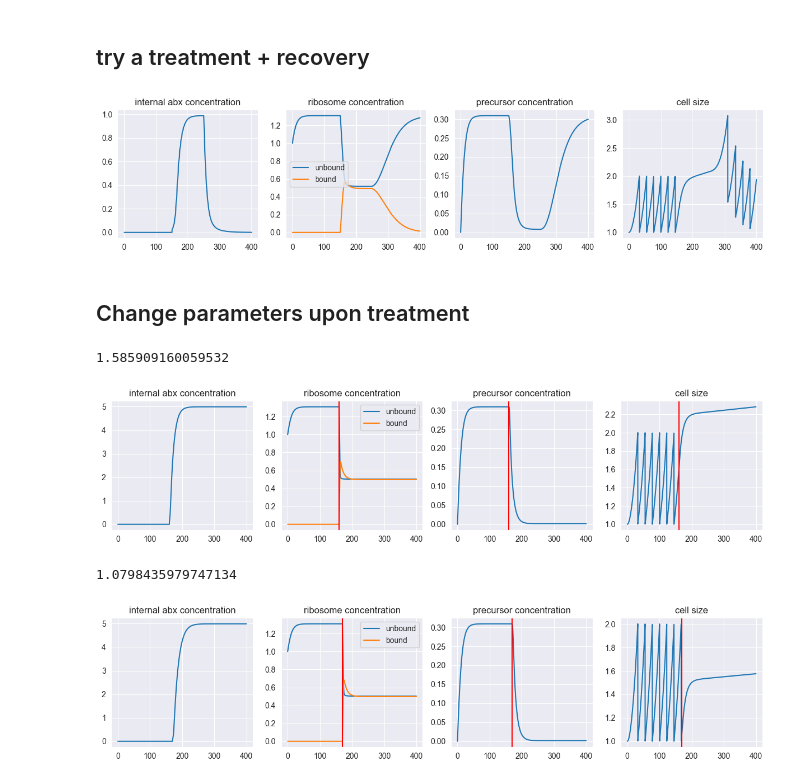
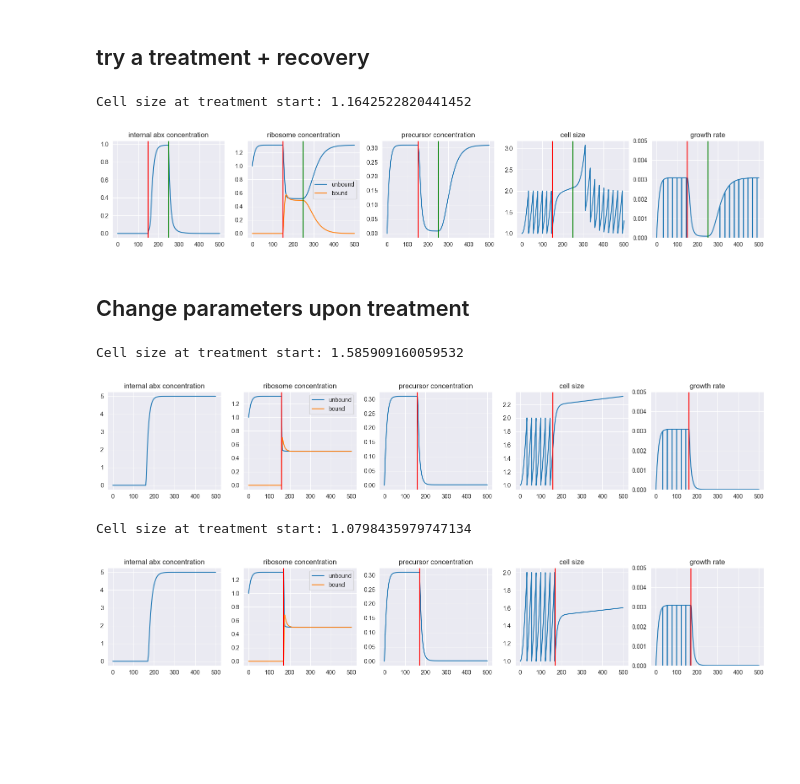
Before and after one commit to erezli/RiboTargettingAbx, a Jupyter notebook: test_parameters.ipynb, the cells around one changed output. Cells and saved outputs as stored; diff of their text form; code cells hidden in the pictures; blank space fills up the shorter version.

```diff
--- a/test_parameters.ipynb
+++ b/test_parameters.ipynb
@@ -81,24 +84,39 @@ param2 = {"ribo_min": 0.5,
           "t_start": admin_time,
           "t_end": recovery_time}
 my_sim2 = Cell(**param2)
-length = 400
+length = 500
 t_eval = np.arange(0, length, time_step)
 time_series2 = my_sim2.cell_growth(initial_conditions, length=length, methods="RK45", t_eval=t_eval)
+# %% [output]
+Cell size at treatment start: 1.1642522820441452
 # %%
-fig, axes = plt.subplots(1, 4, figsize=(15, 3))
+fig, axes = plt.subplots(1, 5, figsize=(20, 3))
 axes[0].plot(time_series2.t, time_series2.y[0])
+axes[0].axvline(admin_time, c='r')
+axes[0].axvline(recovery_time, c='g')
 axes[0].set_title("internal abx concentration")
 axes[1].plot(time_series2.t, time_series2.y[1], label="unbound")
 axes[1].plot(time_series2.t, time_series2.y[2], label="bound")
+axes[1].axvline(admin_time, c='r')
+axes[1].axvline(recovery_time, c='g')
 axes[1].legend()
 axes[1].set_title("ribosome concentration")
 axes[2].plot(time_series2.t, time_series2.y[3])
+axes[2].axvline(admin_time, c='r')
+axes[2].axvline(recovery_time, c='g')
 axes[2].set_title("precursor concentration")
 axes[3].plot(time_series2.t, time_series2.y[4])
+axes[3].axvline(admin_time, c='r')
+axes[3].axvline(recovery_time, c='g')
 axes[3].set_title("cell size")
+axes[4].plot(time_series2.t, np.gradient(np.log(time_series2.y[4])))
+axes[4].axvline(admin_time, c='r')
+axes[4].axvline(recovery_time, c='g')
+axes[4].set_ylim(0., 0.005)
+axes[4].set_title("growth rate")
 plt.show()
 # %% [output]
-[figure, old version]
+[figure, new version]
 # %%
 # cell_size2 = my_sim2.set_adder_trace(adder_constant=2)
 # fig2, ax = plt.subplots(2)
@@ -115,7 +133,7 @@ plt.show()
 # %%
 admin_time = 160
 recovery_time = -1
-param2 = {"ribo_min": 0.5,
+param3 = {"ribo_min": 0.5,
           "p_in": 0.01,
           "p_out": 0.01,
           "k_on": 3,
@@ -126,33 +144,38 @@ param2 = {"ribo_min": 0.5,
           "abx_env": 5,
           "t_start": admin_time,
           "t_end": recovery_time}
-my_sim2 = Cell(**param2)
-length = 400
+my_sim3 = Cell(**param3)
+length = 500
 t_eval = np.arange(0, length, time_step)
-time_series2 = my_sim2.cell_growth(initial_conditions, length=length, methods="RK45", t_eval=t_eval)
+time_series3 = my_sim3.cell_growth(initial_conditions, length=length, methods="RK45", t_eval=t_eval)
 
-fig, axes = plt.subplots(1, 4, figsize=(15, 3))
-axes[0].plot(time_series2.t, time_series2.y[0])
+fig, axes = plt.subplots(1, 5, figsize=(20, 3))
+axes[0].plot(time_series3.t, time_series3.y[0])
 axes[0].set_title("internal abx concentration")
-axes[1].plot(time_series2.t, time_series2.y[1], label="unbound")
-axes[1].plot(time_series2.t, time_series2.y[2], label="bound")
+axes[1].plot(time_series3.t, time_series3.y[1], label="unbound")
+axes[1].plot(time_series3.t, time_series3.y[2], label="bound")
 axes[1].axvline(admin_time, c='r')
 axes[1].legend()
 axes[1].set_title("ribosome concentration")
-axes[2].plot(time_series2.t, time_series2.y[3])
+axes[2].plot(time_series3.t, time_series3.y[3])
 axes[2].axvline(admin_time, c='r')
 axes[2].set_title("precursor concentration")
-axes[3].plot(time_series2.t, time_series2.y[4])
+axes[3].plot(time_series3.t, time_series3.y[4])
 axes[3].axvline(admin_time, c='r')
 axes[3].set_title("cell size")
+axes[4].plot(time_series3.t, np.gradient(np.log(time_series3.y[4])))
+axes[4].axvline(admin_time, c='r')
+axes[4].set_ylim(0., 0.005)
+axes[4].set_title("growth rate")
 plt.show()
 # %% [output]
-1.585909160059532
+Cell size at treatment start: 1.585909160059532
-[figure, old version]
+[figure, new version]
 # %%
+# drug comes in late
 admin_time = 170
 recovery_time = -1
-param2 = {"ribo_min": 0.5,
+param4 = {"ribo_min": 0.5,
           "p_in": 0.01,
           "p_out": 0.01,
           "k_on": 3,
@@ -163,26 +186,30 @@ param2 = {"ribo_min": 0.5,
           "abx_env": 5,
           "t_start": admin_time,
           "t_end": recovery_time}
-my_sim2 = Cell(**param2)
-length = 400
+my_sim4 = Cell(**param4)
+length = 500
 t_eval = np.arange(0, length, time_step)
-time_series2 = my_sim2.cell_growth(initial_conditions, length=length, methods="RK45", t_eval=t_eval)
+time_series4 = my_sim4.cell_growth(initial_conditions, length=length, methods="RK45", t_eval=t_eval)
 
-fig, axes = plt.subplots(1, 4, figsize=(15, 3))
-axes[0].plot(time_series2.t, time_series2.y[0])
+fig, axes = plt.subplots(1, 5, figsize=(20, 3))
+axes[0].plot(time_series4.t, time_series4.y[0])
 axes[0].set_title("internal abx concentration")
-axes[1].plot(time_series2.t, time_series2.y[1], label="unbound")
-axes[1].plot(time_series2.t, time_series2.y[2], label="bound")
+axes[1].plot(time_series4.t, time_series4.y[1], label="unbound")
+axes[1].plot(time_series4.t, time_series4.y[2], label="bound")
 axes[1].axvline(admin_time, c='r')
 axes[1].legend()
 axes[1].set_title("ribosome concentration")
-axes[2].plot(time_series2.t, time_series2.y[3])
+axes[2].plot(time_series4.t, time_series4.y[3])
 axes[2].axvline(admin_time, c='r')
 axes[2].set_title("precursor concentration")
-axes[3].plot(time_series2.t, time_series2.y[4])
+axes[3].plot(time_series4.t, time_series4.y[4])
 axes[3].axvline(admin_time, c='r')
 axes[3].set_title("cell size")
+axes[4].plot(time_series4.t, np.gradient(np.log(time_series4.y[4])))
+axes[4].axvline(admin_time, c='r')
+axes[4].set_ylim(0., 0.005)
+axes[4].set_title("growth rate")
 plt.show()
 # %% [output]
-1.0798435979747134
+Cell size at treatment start: 1.0798435979747134
-[figure, old version]
+[figure, new version]
```
Also changed, not shown: parts of 5 cells of this notebook, 1 other file.
